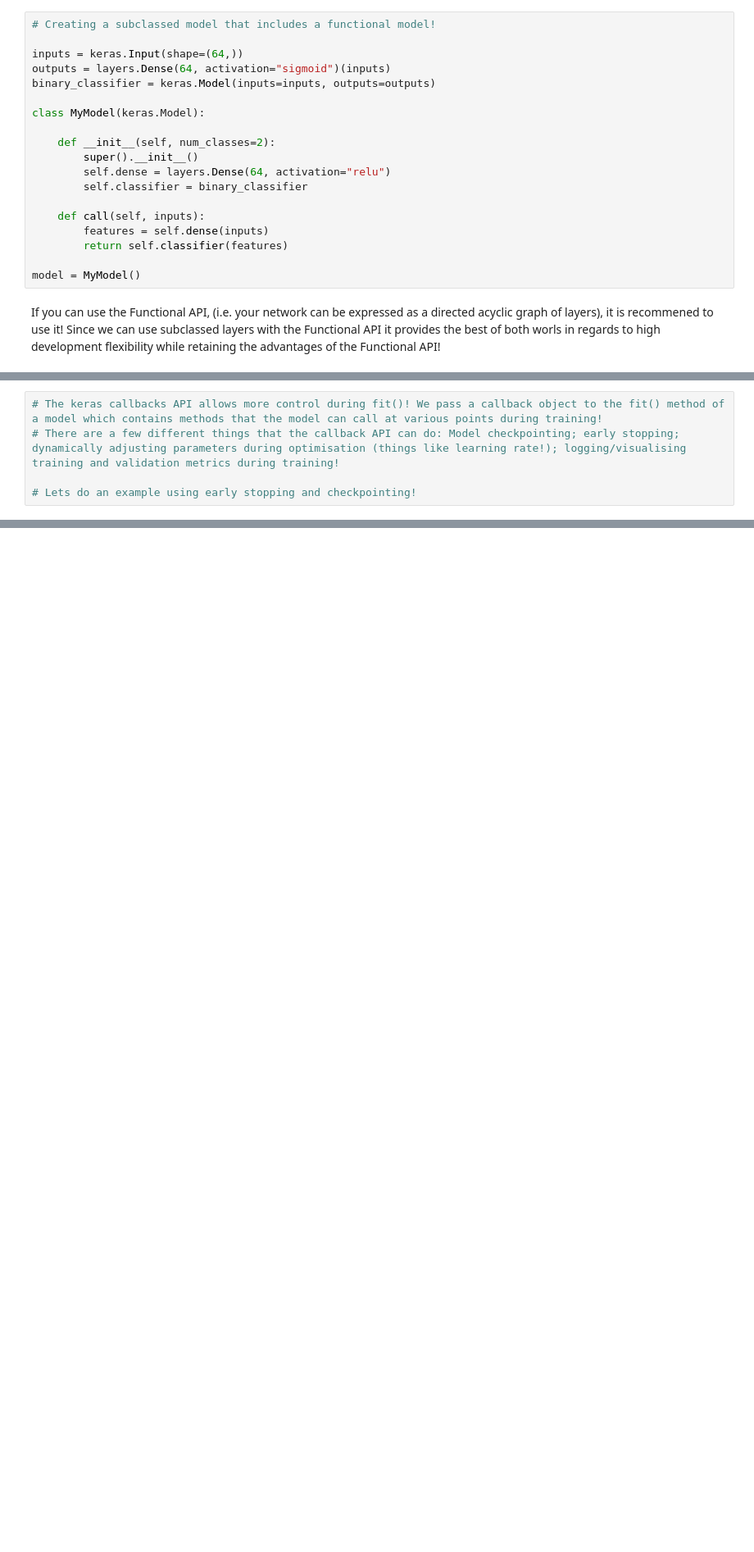
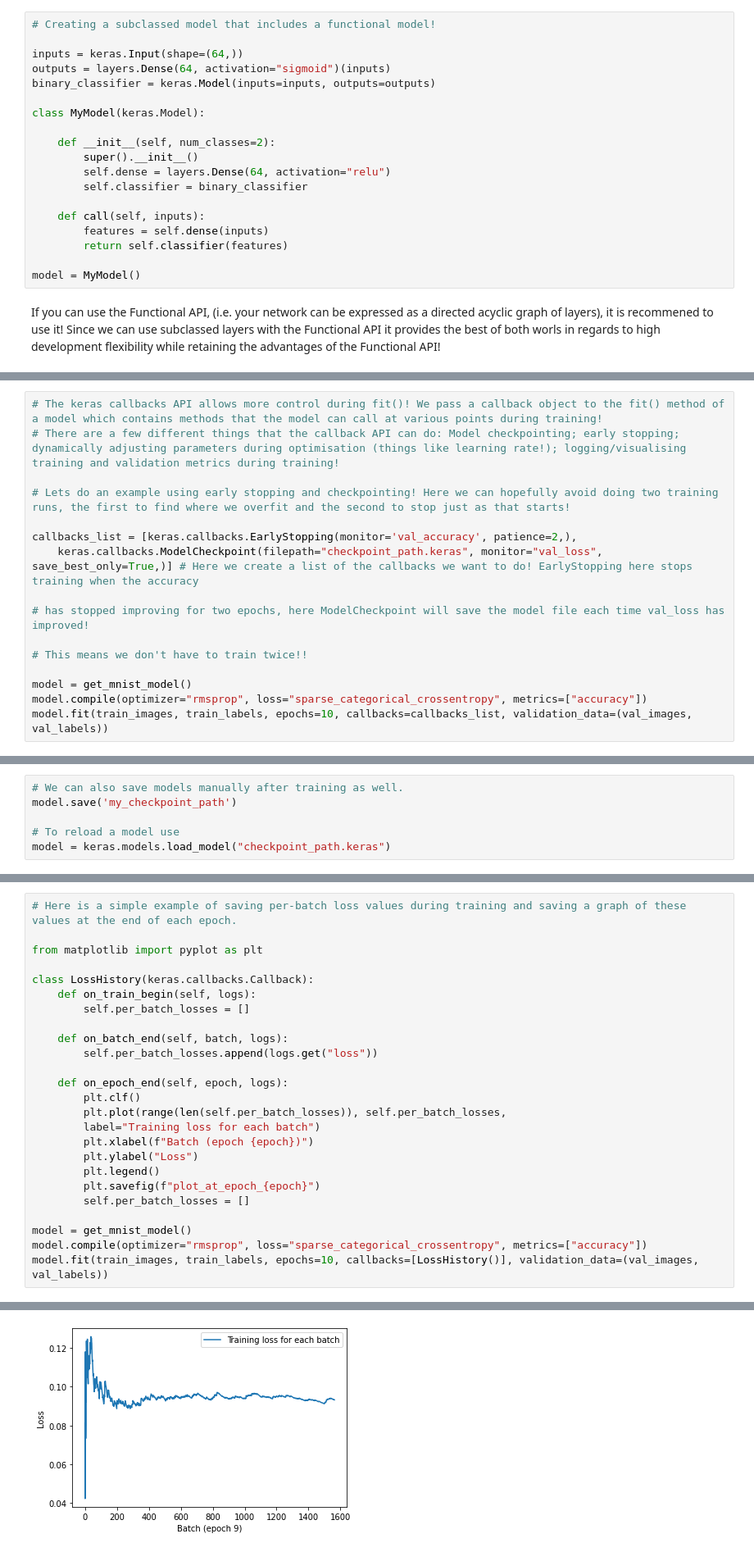
Before and after one commit to mikegroom765/Deep-learning-with-Python, a Jupyter notebook: Chapter 7.ipynb, the cells around one changed output, grey strips where cells are left out. Shown: that part at 82% size. Drawn from its saved outputs; the diff is of its cells as text; blank space fills up the shorter version.

```diff
--- a/Chapter 7.ipynb
+++ b/Chapter 7.ipynb
@@ -313,4 +326,13 @@ Epoch 3/3
 # The keras callbacks API allows more control during fit()! We pass a callback object to the fit() method of a model which contains methods that the model can call at various points during training!
 # There are a few different things that the callback API can do: Model checkpointing; early stopping; dynamically adjusting parameters during optimisation (things like learning rate!); logging/visualising training and validation metrics during training!
 
-# Lets do an example using early stopping and checkpointing!
+# Lets do an example using early stopping and checkpointing! Here we can hopefully avoid doing two training runs, the first to find where we overfit and the second to stop just as that starts!
+
+callbacks_list = [keras.callbacks.EarlyStopping(monitor='val_accuracy', patience=2,),
+    keras.callbacks.ModelCheckpoint(filepath="checkpoint_path.keras", monitor="val_loss", save_best_only=True,)] # Here we create a list of the callbacks we want to do! EarlyStopping here stops training when the accuracy
+                                                                                                                 # has stopped improving for two epochs, here ModelCheckpoint will save the model file each time val_loss has improved!
+                                                                                                                 # This means we don't have to train twice!!
+
+model = get_mnist_model()
+model.compile(optimizer="rmsprop", loss="sparse_categorical_crossentropy", metrics=["accuracy"])
+model.fit(train_images, train_labels, epochs=10, callbacks=callbacks_list, validation_data=(val_images, val_labels))
@@ -316,0 +361,6 @@ Epoch 3/3
+# %%
+# We can also save models manually after training as well.
+model.save('my_checkpoint_path')
+
+# To reload a model use
+model = keras.models.load_model("checkpoint_path.keras")
@@ -316,0 +385,26 @@ Epoch 3/3
+# %%
+# Here is a simple example of saving per-batch loss values during training and saving a graph of these values at the end of each epoch.
+
+from matplotlib import pyplot as plt
+
+class LossHistory(keras.callbacks.Callback):
+    def on_train_begin(self, logs):
+        self.per_batch_losses = []
+
+    def on_batch_end(self, batch, logs):
+        self.per_batch_losses.append(logs.get("loss"))
+
+    def on_epoch_end(self, epoch, logs):
+        plt.clf()
+        plt.plot(range(len(self.per_batch_losses)), self.per_batch_losses,
+        label="Training loss for each batch")
+        plt.xlabel(f"Batch (epoch {epoch})")
+        plt.ylabel("Loss")
+        plt.legend()
+        plt.savefig(f"plot_at_epoch_{epoch}")
+        self.per_batch_losses = []
+
+model = get_mnist_model()
+model.compile(optimizer="rmsprop", loss="sparse_categorical_crossentropy", metrics=["accuracy"])
+model.fit(train_images, train_labels, epochs=10, callbacks=[LossHistory()], validation_data=(val_images, val_labels))
+# %% [output]
@@ -316,0 +432 @@ Epoch 3/3
+[figure, added]
```
Also changed, not shown: parts of 12 cells of this notebook, 21 other files.
